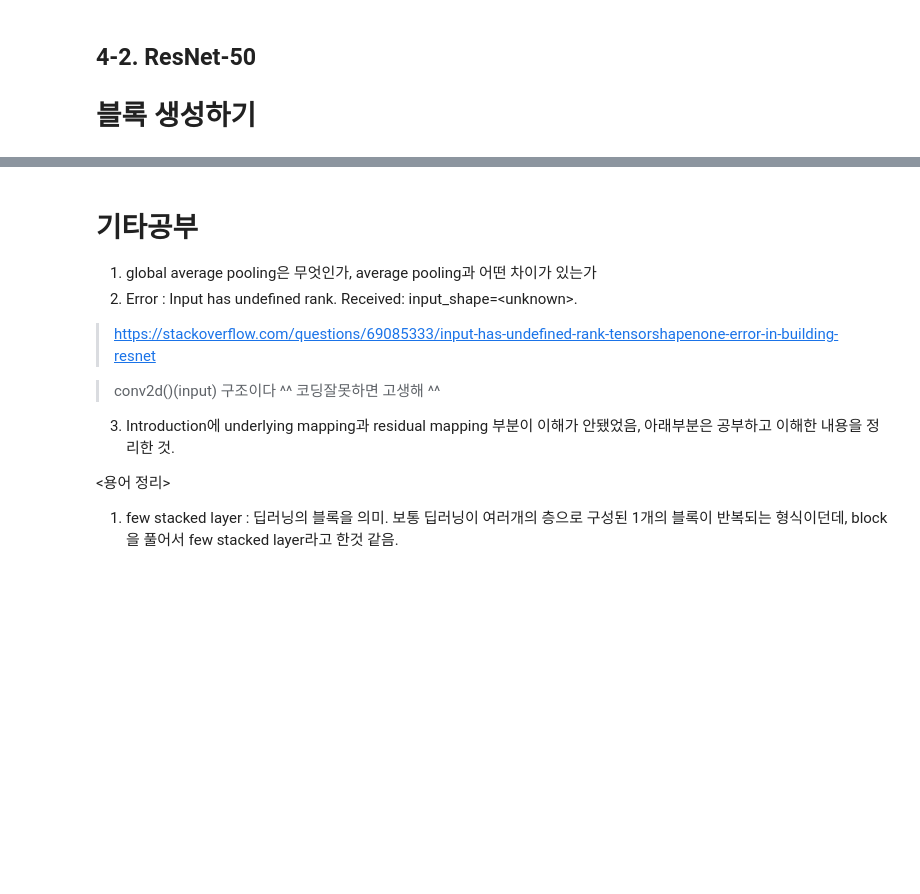
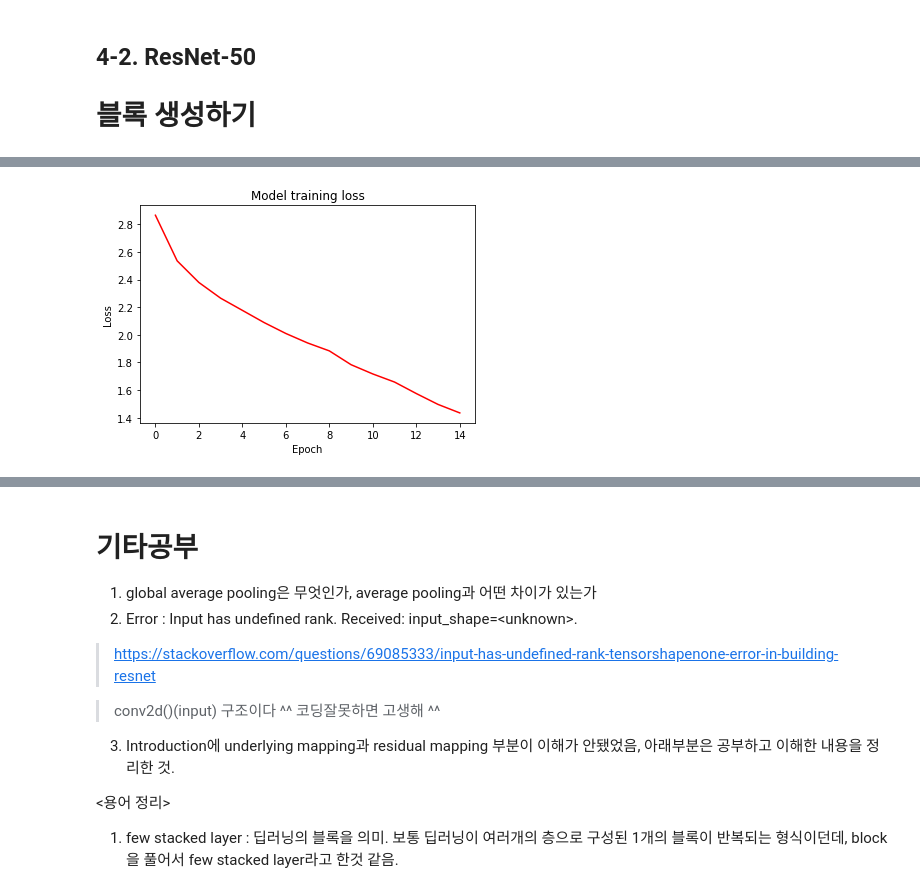
Before and after one commit to Nega0619/Aiffel_Submitted_Exploration_nodes, a Jupyter notebook: CV_GoindDeeper_02_ResNet_Ablation_Study.ipynb, the cells around one changed output, grey strips where cells are left out. Saved outputs shown, nothing was run; the diff lists cells and outputs as text; code cells hidden in the pictures; blank space fills up the shorter version.

```diff
--- a/CV_GoindDeeper_02_ResNet_Ablation_Study.ipynb
+++ b/CV_GoindDeeper_02_ResNet_Ablation_Study.ipynb
@@ -739,14 +750,14 @@ def budild_resNet50_identity(input_layer, channel, block_num):
 
     return x
 # %%
-def budild_resNet50_projection(input_layer, channel, block_num):
+def build_resNet50_projection(input_layer, channel, block_num):
     # 입력 레이어
     x = input_layer
 
     # CNN 레이어-1
     x = keras.layers.Conv2D(
             filters=channel,
-            kernel_size=3,
+            kernel_size=1,
             strides=2,
             kernel_initializer='he_normal',
             padding='same',
@@ -765,11 +776,23 @@ def budild_resNet50_projection(input_layer, channel, block_num):
             name=f'block{block_num}_conv2'
     )(x)
     x = keras.layers.BatchNormalization()(x)
+    x = keras.layers.ReLU()(x)
+
+    # CNN 레이어-3
+    x = keras.layers.Conv2D(
+            filters=channel*4,
+            kernel_size=1,
+            strides=1,
+            kernel_initializer='he_normal',
+            padding='same',
+            name=f'block{block_num}_conv3'
+    )(x)
+    x = keras.layers.BatchNormalization()(x)
 
     # projection의 shortcut
     shortcut = input_layer
     shortcut = keras.layers.Conv2D(
-            filters=channel,
+            filters=channel*4,
             kernel_size=(1,1),
             strides=2,
             kernel_initializer='he_normal',
@@ -785,0 +925,3 @@ def budild_resNet50_projection(input_layer, channel, block_num):
+# %%
+resnet_50 = build_resnet_50()
+resnet_50.summary()
@@ -785,0 +946,16 @@ def budild_resNet50_projection(input_layer, channel, block_num):
+# %%
+resnet_50.compile(
+    loss='sparse_categorical_crossentropy',
+    optimizer=tf.keras.optimizers.SGD(lr=0.01, clipnorm=1.),
+    metrics=['accuracy'],
+)
+
+history_resnet50 = resnet_50.fit(
+    ds_train,
+    steps_per_epoch=int(ds_info.splits['train'].num_examples/BATCH_SIZE),
+    validation_steps=int(ds_info.splits['test'].num_examples/BATCH_SIZE),
+    epochs=EPOCH,
+    validation_data=ds_test,
+    verbose=1,
+    use_multiprocessing=True,
+)
@@ -785,0 +980,8 @@ def budild_resNet50_projection(input_layer, channel, block_num):
+# %%
+plt.plot(history_resnet50.history['loss'], 'r')
+plt.title('Model training loss')
+plt.ylabel('Loss')
+plt.xlabel('Epoch')
+plt.show()
+# %% [output]
+[figure, added]
```
Also changed, not shown: parts of 23 cells of this notebook.
